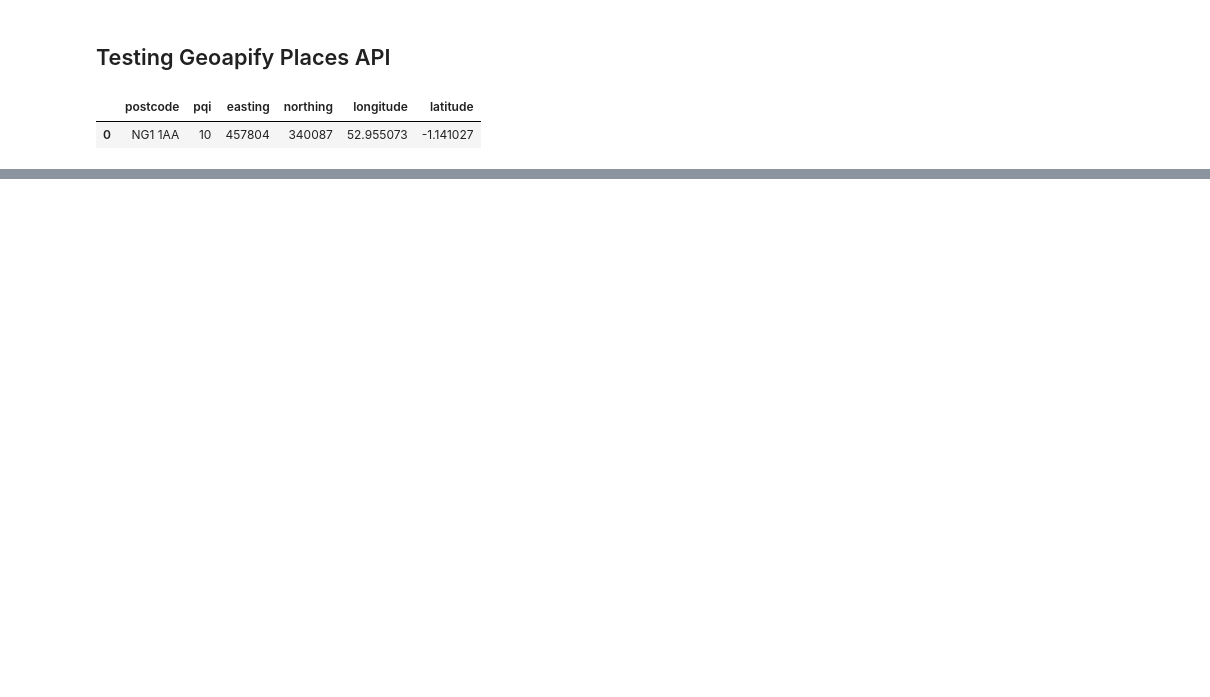
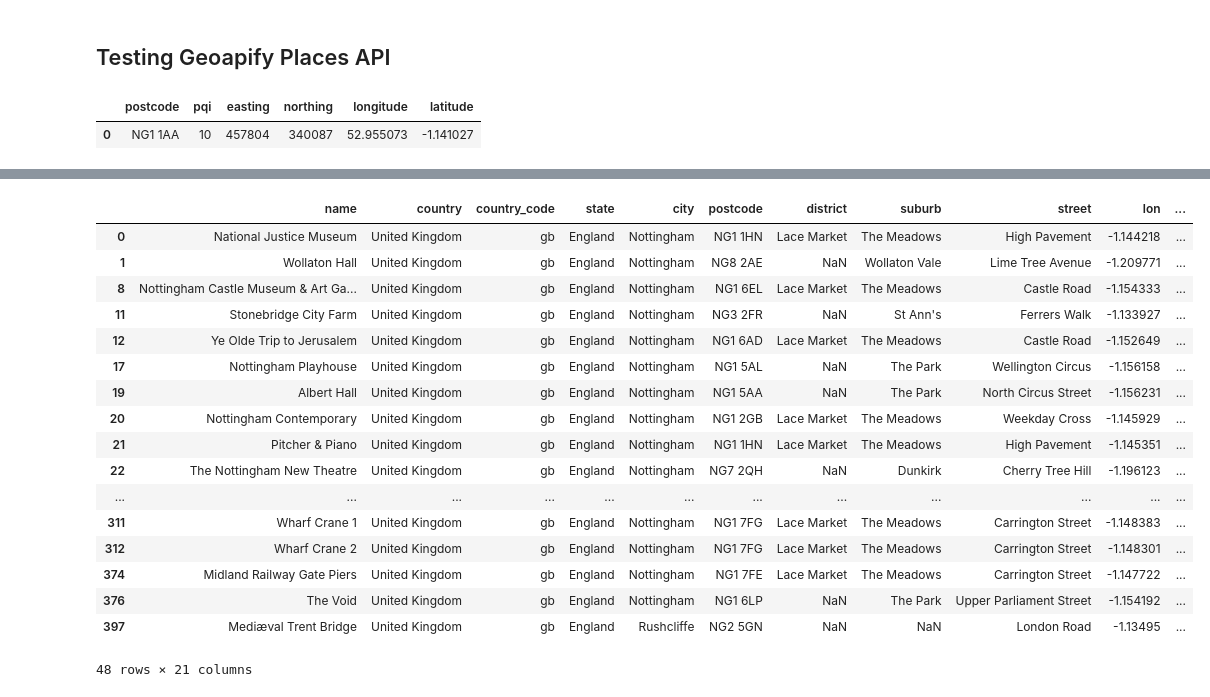
Before and after one commit to nweerasuriya/HolidayPlanner, a Jupyter notebook: workflows/geoapify_test.ipynb, the cells around one changed output, grey strips where cells are left out. Cells and saved outputs as stored; diff of their text form; code cells hidden in the pictures; blank space fills up the shorter version.

```diff
--- a/workflows/geoapify_test.ipynb
+++ b/workflows/geoapify_test.ipynb
@@ -63,0 +64,24 @@ df
+# %%
+# In category column filter to look for ['tourism,'theatre'] and remove ['artwork','memorial']
+df1 = df[df['category_keywords'].apply(lambda x: 'tourism' in x or 'theatre' in x)]
+df1 = df1[df1['category_keywords'].apply(lambda x: 'artwork' not in x and 'memorial' not in x)]
+df1
+# %% [output]
+|  | name | country | country_code | state | city | postcode | district | suburb | street | lon | ... |
+| 0 | National Justice Museum | United Kingdom | gb | England | Nottingham | NG1 1HN | Lace Market | The Meadows | High Pavement | -1.144218 | ... |
+| 1 | Wollaton Hall | United Kingdom | gb | England | Nottingham | NG8 2AE | NaN | Wollaton Vale | Lime Tree Avenue | -1.209771 | ... |
+| 8 | Nottingham Castle Museum & Art Ga... | United Kingdom | gb | England | Nottingham | NG1 6EL | Lace Market | The Meadows | Castle Road | -1.154333 | ... |
+| 11 | Stonebridge City Farm | United Kingdom | gb | England | Nottingham | NG3 2FR | NaN | St Ann's | Ferrers Walk | -1.133927 | ... |
+| 12 | Ye Olde Trip to Jerusalem | United Kingdom | gb | England | Nottingham | NG1 6AD | Lace Market | The Meadows | Castle Road | -1.152649 | ... |
+| 17 | Nottingham Playhouse | United Kingdom | gb | England | Nottingham | NG1 5AL | NaN | The Park | Wellington Circus | -1.156158 | ... |
+| 19 | Albert Hall | United Kingdom | gb | England | Nottingham | NG1 5AA | NaN | The Park | North Circus Street | -1.156231 | ... |
+| 20 | Nottingham Contemporary | United Kingdom | gb | England | Nottingham | NG1 2GB | Lace Market | The Meadows | Weekday Cross | -1.145929 | ... |
+| 21 | Pitcher & Piano | United Kingdom | gb | England | Nottingham | NG1 1HN | Lace Market | The Meadows | High Pavement | -1.145351 | ... |
+| 22 | The Nottingham New Theatre | United Kingdom | gb | England | Nottingham | NG7 2QH | NaN | Dunkirk | Cherry Tree Hill | -1.196123 | ... |
+| ... | ... | ... | ... | ... | ... | ... | ... | ... | ... | ... | ... |
+| 311 | Wharf Crane 1 | United Kingdom | gb | England | Nottingham | NG1 7FG | Lace Market | The Meadows | Carrington Street | -1.148383 | ... |
+| 312 | Wharf Crane 2 | United Kingdom | gb | England | Nottingham | NG1 7FG | Lace Market | The Meadows | Carrington Street | -1.148301 | ... |
+| 374 | Midland Railway Gate Piers | United Kingdom | gb | England | Nottingham | NG1 7FE | Lace Market | The Meadows | Carrington Street | -1.147722 | ... |
+| 376 | The Void | United Kingdom | gb | England | Nottingham | NG1 6LP | NaN | The Park | Upper Parliament Street | -1.154192 | ... |
+| 397 | Mediæval Trent Bridge | United Kingdom | gb | England | Rushcliffe | NG2 5GN | NaN | NaN | London Road | -1.13495 | ... |
+48 rows × 21 columns
```
Also changed, not shown: parts of 3 cells of this notebook, 1 other file.
